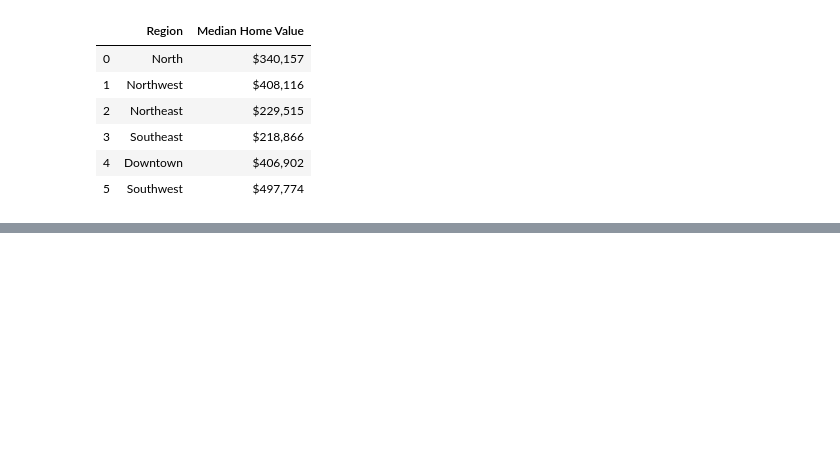
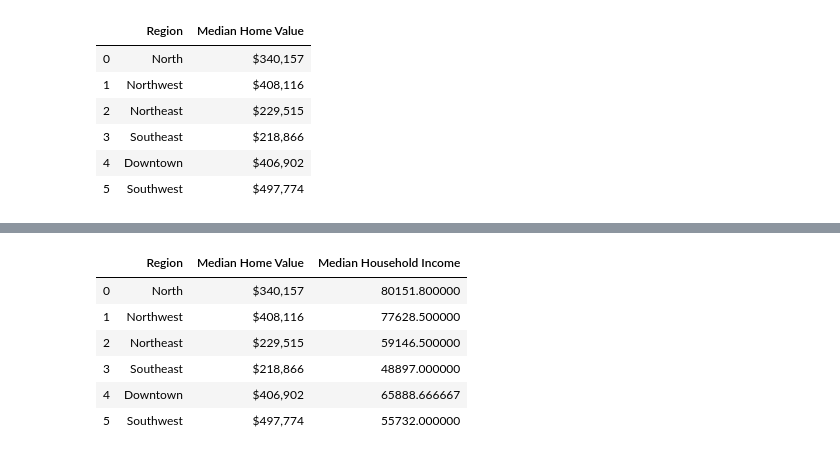
Before and after one commit to apspatz/team2project1, a Jupyter notebook: Zillow/Zillow_2019.ipynb, the cells around one changed output, grey strips where cells are left out. Cells and saved outputs as stored; diff of their text form; code cells hidden in the pictures; blank space fills up the shorter version.

```diff
--- a/Zillow/Zillow_2019.ipynb
+++ b/Zillow/Zillow_2019.ipynb
@@ -61,0 +92,11 @@ heat_layer = gmaps.heatmap_layer()
+# %%
+df_mi_mhv = df.merge(df_mi,on="Region")
+df_mi_mhv
+# %% [output]
+|  | Region | Median Home Value | Median Household Income |
+| 0 | North | $340,157 | 80151.800000 |
+| 1 | Northwest | $408,116 | 77628.500000 |
+| 2 | Northeast | $229,515 | 59146.500000 |
+| 3 | Southeast | $218,866 | 48897.000000 |
+| 4 | Downtown | $406,902 | 65888.666667 |
+| 5 | Southwest | $497,774 | 55732.000000 |
```
Also changed, not shown: parts of 9 cells of this notebook, 2 other files.
